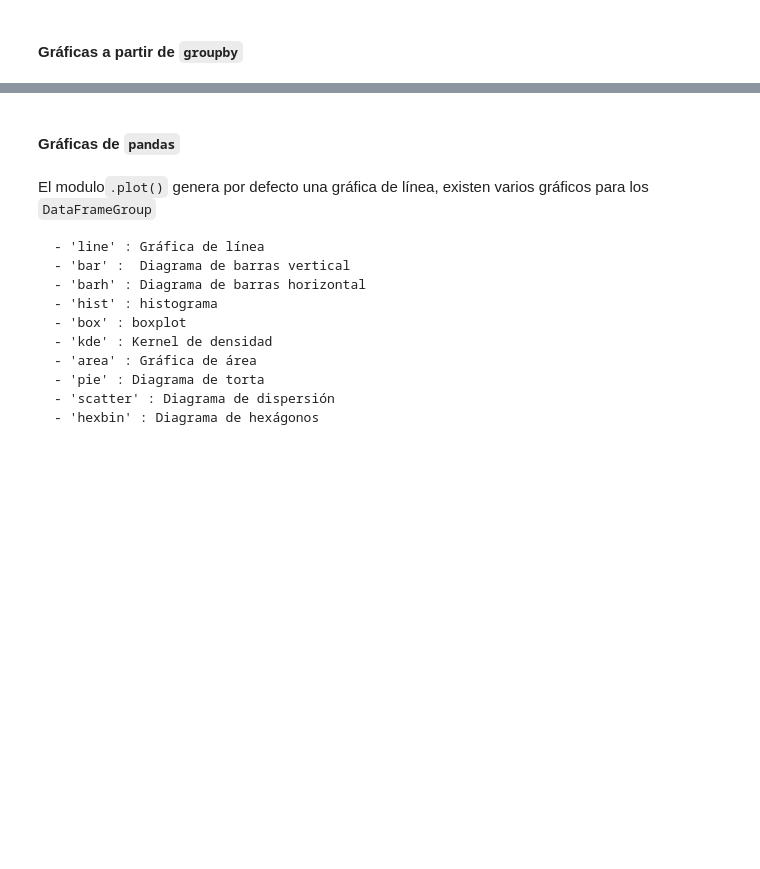
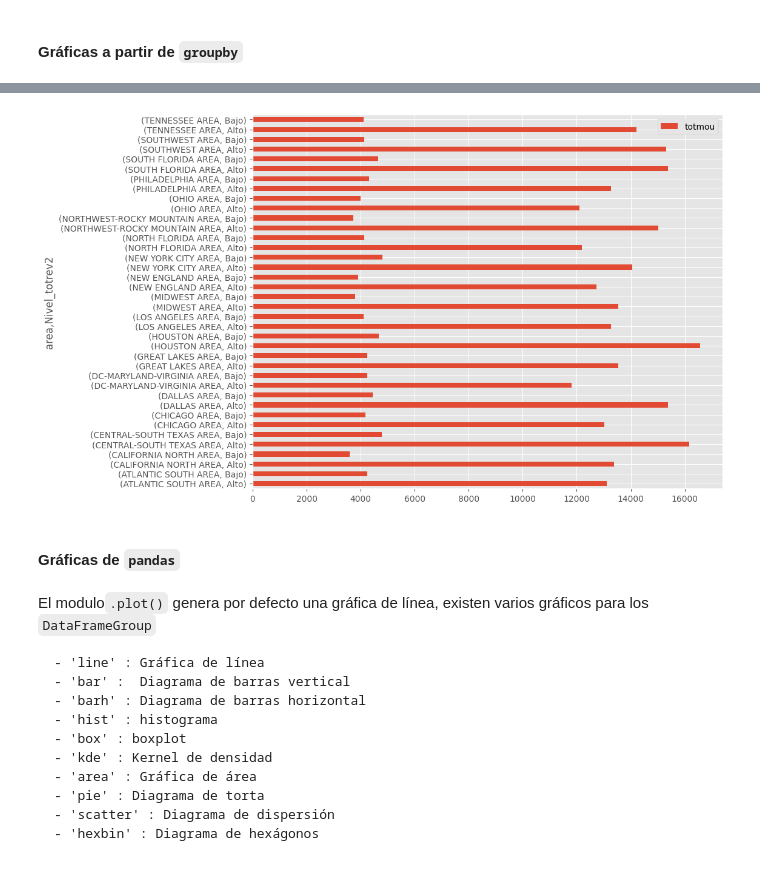
Before and after one commit to carteag43066/ean_est_python_2024, a Jupyter notebook: Codigo/Relación entre minutos usados e ingreso de clientes - Introducción a Pandas.ipynb, the cells around one changed output, grey strips where cells are left out. Drawn from its saved outputs; the diff is of its cells as text; code cells hidden in the pictures; blank space fills up the shorter version.

```diff
--- a/Codigo/Relación entre minutos usados e ingreso de clientes - Introducción a Pandas.ipynb
+++ b/Codigo/Relación entre minutos usados e ingreso de clientes - Introducción a Pandas.ipynb
@@ -1400,8 +1728,8 @@ Nivel_totrev  = 'Medio'
 de lo contrario:
 Nivel_totrev  = 'Bajo'`
 # %%
-pencentiles25 = df3.groupby("area")["totrev"].quantile(0.25) # percentil 50
-pencentiles75 = df3.groupby("area")["totrev"].quantile(0.75)
+percentiles25 = df3.groupby("area")["totrev"].quantile(0.25) # percentil 25
+percentiles75 = df3.groupby("area")["totrev"].quantile(0.75) # percentil 75
 # %%
 areas = ['ATLANTIC SOUTH AREA',
  'CALIFORNIA NORTH AREA',
@@ -1427,8 +1755,8 @@ lista_df = []
 for i in areas:
     print("Etiqueta por área: " + i)
     temp_df = df3[df3["area"] == i] .copy()
-    umbral_punto1 = pencentiles25.loc[i]
-    umbral_punto2 = pencentiles75.loc[i]
+    umbral_punto1 = percentiles25.loc[i]
+    umbral_punto2 = percentiles75.loc[i]
     lv=[]
     for i in temp_df['totrev']:
         if i<umbral_punto1:
@@ -1484,7 +1880,9 @@ plt.show()
 # %%
-df4=df_con_etiquetas.groupby(['area','Nivel_totrev'])[['totmou']].mean()
+df4 = df_con_etiquetas.groupby(['area','Nivel_totrev2'])[['totmou']].mean()
 df4.plot(kind='barh',figsize=(10,8))
 plt.show()
+# %% [output]
+[figure, added]
 # %% [markdown]
 #### Gráficas de `pandas`
 # %% [markdown]
```
Also changed, not shown: parts of 57 cells of this notebook.
